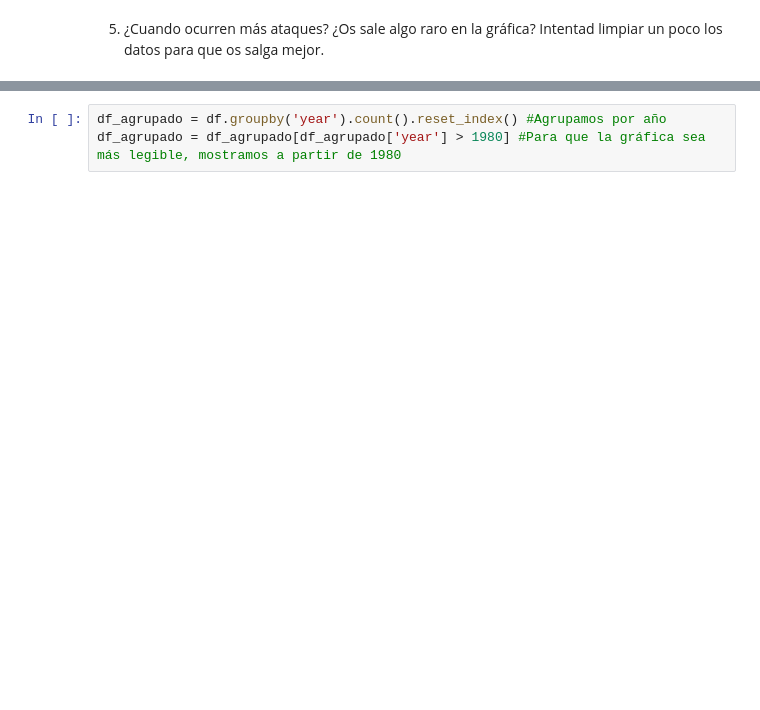
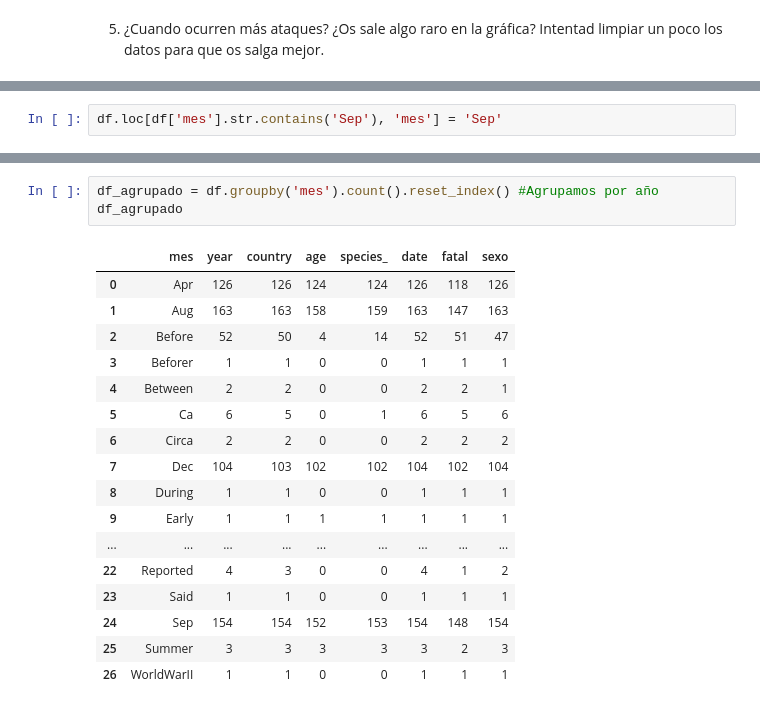
Before and after one commit to Adalab/DA-promoC-modulo2-sprint2-IreneVanna, a Jupyter notebook: EDA/EDA-III.ipynb, the cells around one changed output, grey strips where cells are left out. Cells and saved outputs as stored; diff of their text form; blank space fills up the shorter version.

```diff
--- a/EDA/EDA-III.ipynb
+++ b/EDA/EDA-III.ipynb
@@ -143,0 +204,2 @@ plt.show()
+# %%
+df.loc[df['mes'].str.contains('Sep'), 'mes'] = 'Sep'
@@ -144,4 +228,22 @@ plt.show()
 # %%
-df_agrupado = df.groupby('year').count().reset_index() #Agrupamos por año
-df_agrupado = df_agrupado[df_agrupado['year'] > 1980] #Para que la gráfica sea más legible, mostramos a partir de 1980
+df_agrupado = df.groupby('mes').count().reset_index() #Agrupamos por año
+df_agrupado
+# %% [output]
+|  | mes | year | country | age | species_ | date | fatal | sexo |
+| 0 | Apr | 126 | 126 | 124 | 124 | 126 | 118 | 126 |
+| 1 | Aug | 163 | 163 | 158 | 159 | 163 | 147 | 163 |
+| 2 | Before | 52 | 50 | 4 | 14 | 52 | 51 | 47 |
+| 3 | Beforer | 1 | 1 | 0 | 0 | 1 | 1 | 1 |
+| 4 | Between | 2 | 2 | 0 | 0 | 2 | 2 | 1 |
+| 5 | Ca | 6 | 5 | 0 | 1 | 6 | 5 | 6 |
+| 6 | Circa | 2 | 2 | 0 | 0 | 2 | 2 | 2 |
+| 7 | Dec | 104 | 103 | 102 | 102 | 104 | 102 | 104 |
+| 8 | During | 1 | 1 | 0 | 0 | 1 | 1 | 1 |
+| 9 | Early | 1 | 1 | 1 | 1 | 1 | 1 | 1 |
+| ... | ... | ... | ... | ... | ... | ... | ... | ... |
+| 22 | Reported | 4 | 3 | 0 | 0 | 4 | 1 | 2 |
+| 23 | Said | 1 | 1 | 0 | 0 | 1 | 1 | 1 |
+| 24 | Sep | 154 | 154 | 152 | 153 | 154 | 148 | 154 |
+| 25 | Summer | 3 | 3 | 3 | 3 | 3 | 2 | 3 |
+| 26 | WorldWarII | 1 | 1 | 0 | 0 | 1 | 1 | 1 |
 # %%
```
Also changed, not shown: parts of 32 cells of this notebook, 1 other file.
